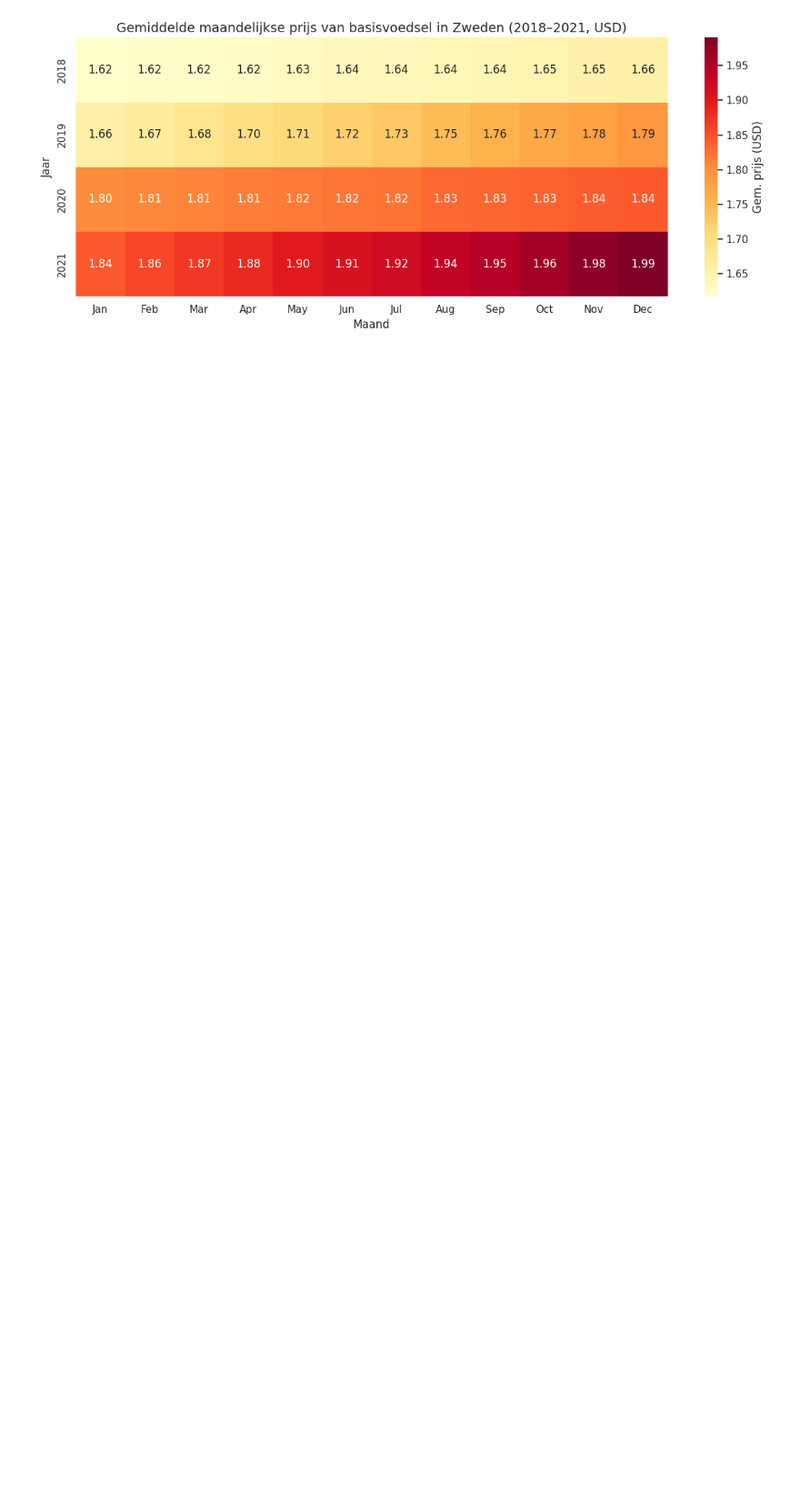
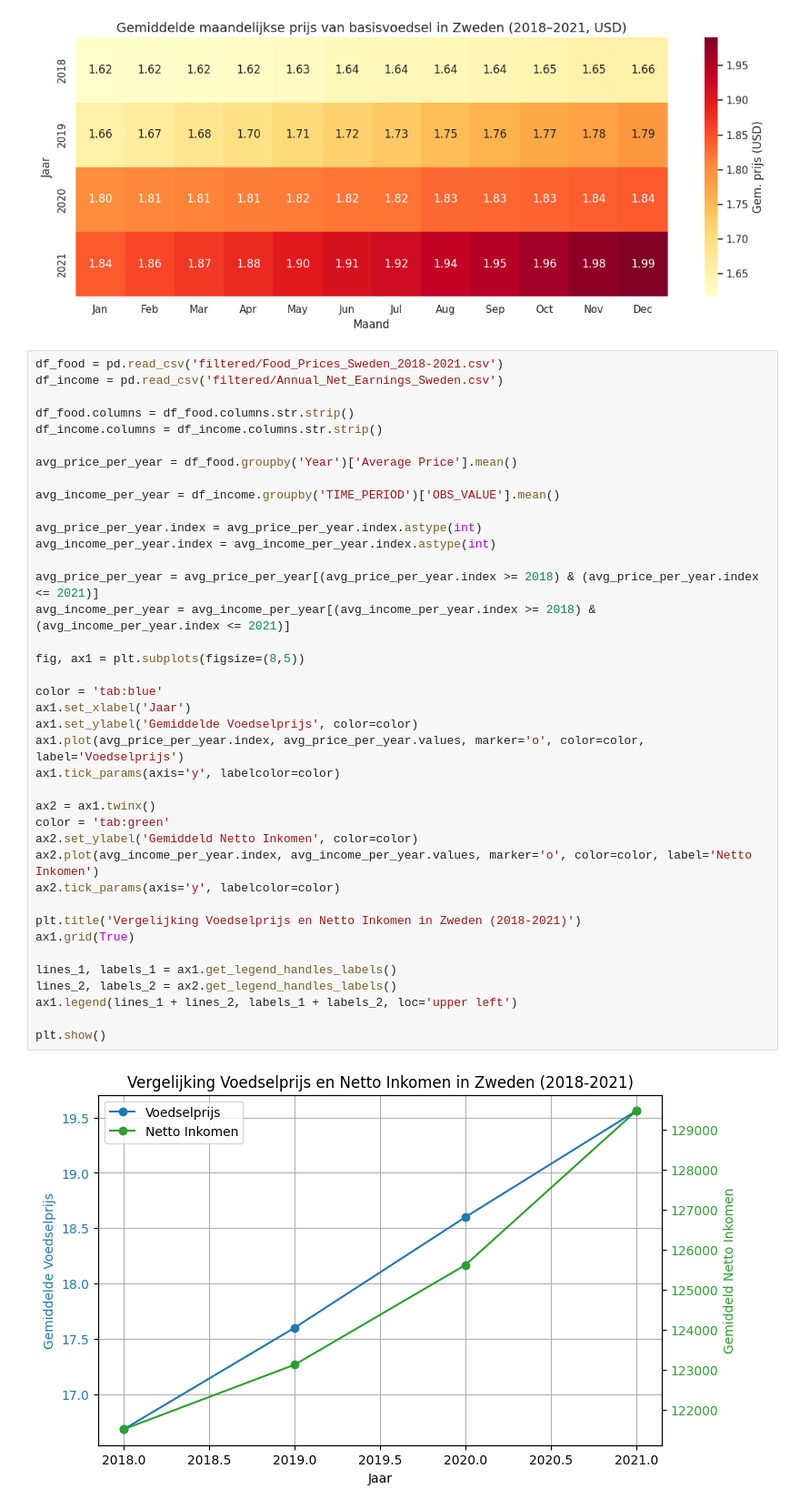
Before and after one commit to prox05/IV-KI-2025, a Jupyter notebook: docs/notebook.ipynb, the cells around one changed output. Shown at 91% size. Cells and saved outputs as stored; diff of their text form; blank space fills up the shorter version.

```diff
--- a/docs/notebook.ipynb
+++ b/docs/notebook.ipynb
@@ -249,3 +249,44 @@ plt.tight_layout()
 plt.show()
 # %% [output]
 [figure]
+# %%
+df_food = pd.read_csv('filtered/Food_Prices_Sweden_2018-2021.csv')
+df_income = pd.read_csv('filtered/Annual_Net_Earnings_Sweden.csv')
+
+df_food.columns = df_food.columns.str.strip()
+df_income.columns = df_income.columns.str.strip()
+
+avg_price_per_year = df_food.groupby('Year')['Average Price'].mean()
+
+avg_income_per_year = df_income.groupby('TIME_PERIOD')['OBS_VALUE'].mean()
+
+avg_price_per_year.index = avg_price_per_year.index.astype(int)
+avg_income_per_year.index = avg_income_per_year.index.astype(int)
+
+avg_price_per_year = avg_price_per_year[(avg_price_per_year.index >= 2018) & (avg_price_per_year.index <= 2021)]
+avg_income_per_year = avg_income_per_year[(avg_income_per_year.index >= 2018) & (avg_income_per_year.index <= 2021)]
+
+fig, ax1 = plt.subplots(figsize=(8,5))
+
+color = 'tab:blue'
+ax1.set_xlabel('Jaar')
+ax1.set_ylabel('Gemiddelde Voedselprijs', color=color)
+ax1.plot(avg_price_per_year.index, avg_price_per_year.values, marker='o', color=color, label='Voedselprijs')
+ax1.tick_params(axis='y', labelcolor=color)
+
+ax2 = ax1.twinx()
+color = 'tab:green'
+ax2.set_ylabel('Gemiddeld Netto Inkomen', color=color)
+ax2.plot(avg_income_per_year.index, avg_income_per_year.values, marker='o', color=color, label='Netto Inkomen')
+ax2.tick_params(axis='y', labelcolor=color)
+
+plt.title('Vergelijking Voedselprijs en Netto Inkomen in Zweden (2018-2021)')
+ax1.grid(True)
+
+lines_1, labels_1 = ax1.get_legend_handles_labels()
+lines_2, labels_2 = ax2.get_legend_handles_labels()
+ax1.legend(lines_1 + lines_2, labels_1 + labels_2, loc='upper left')
+
+plt.show()
+# %% [output]
+[figure, added]
```
Also changed, not shown: 1 other file.
